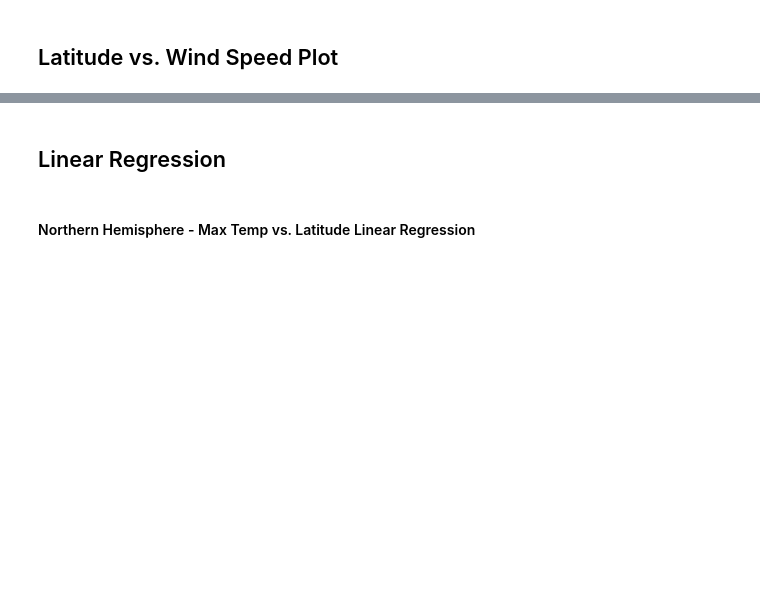
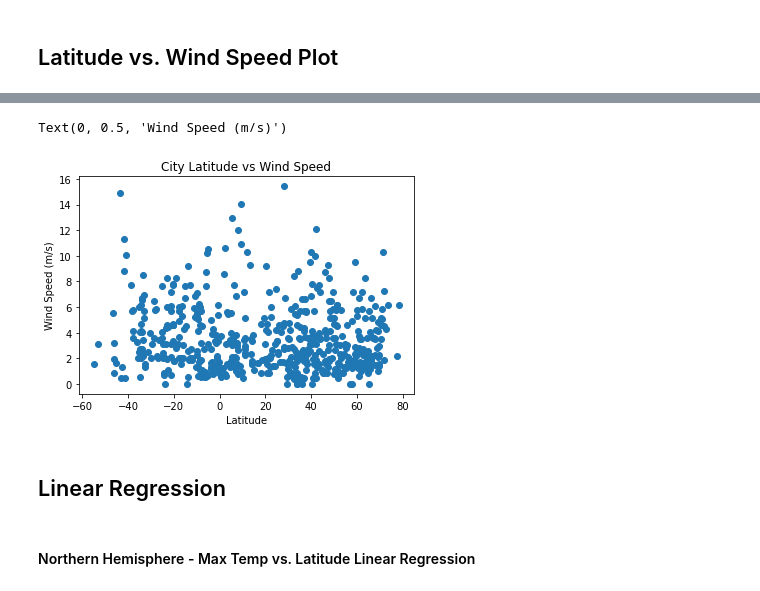
Before and after one commit to drrobb04/python-api-challenge, a Jupyter notebook: WeatherPy/WeatherPy.ipynb, the cells around one changed output, grey strips where cells are left out. Drawn from its saved outputs; the diff is of its cells as text; code cells hidden in the pictures; blank space fills up the shorter version.

```diff
--- a/WeatherPy/WeatherPy.ipynb
+++ b/WeatherPy/WeatherPy.ipynb
@@ -193,3 +208,11 @@ filtered_df
+# %%
+plt.scatter(data_df["lat"], data_df["wind speed"])
+plt.title("City Latitude vs Wind Speed")
+plt.xlabel("Latitude")
+plt.ylabel("Wind Speed (m/s)")
+# %% [output]
+Text(0, 0.5, 'Wind Speed (m/s)')
+[figure, added]
 # %% [markdown]
 ## Linear Regression
 # %% [markdown]
```
Also changed, not shown: parts of 7 cells of this notebook, 4 other files.
